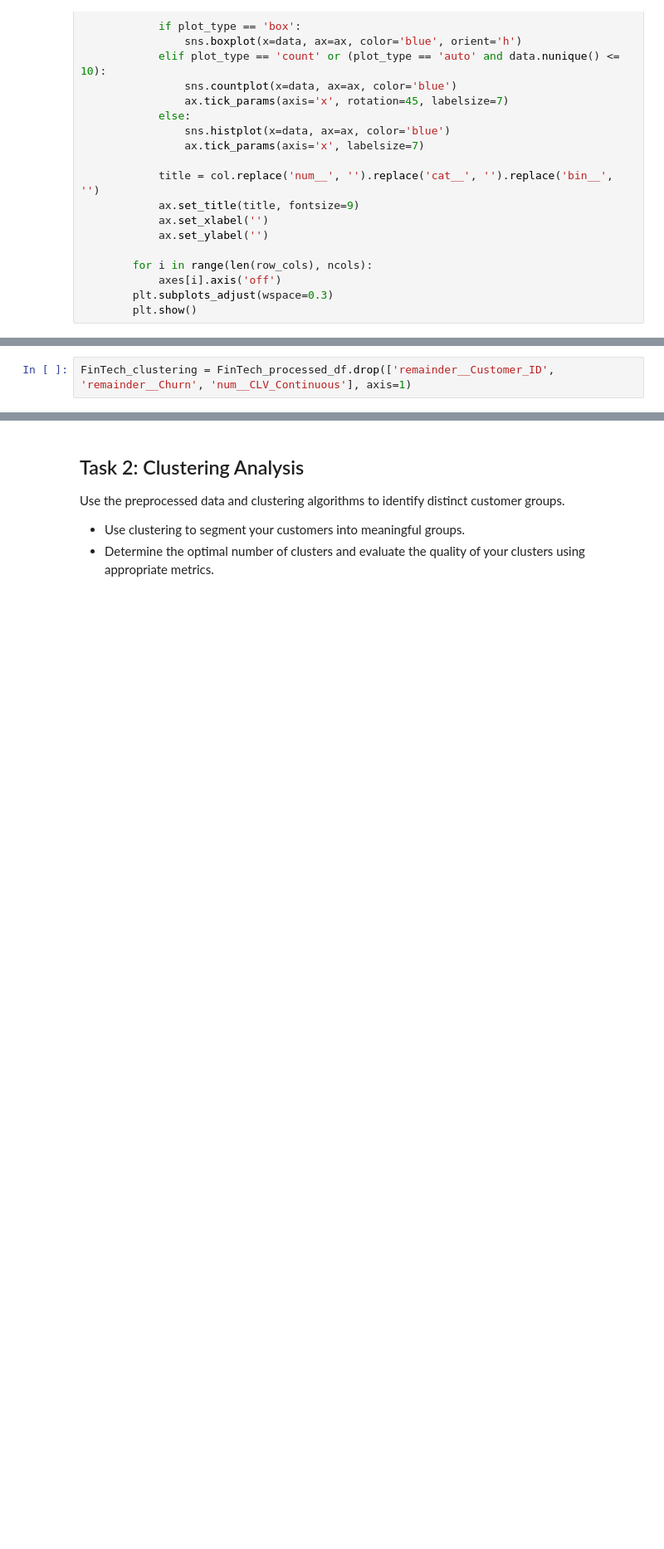
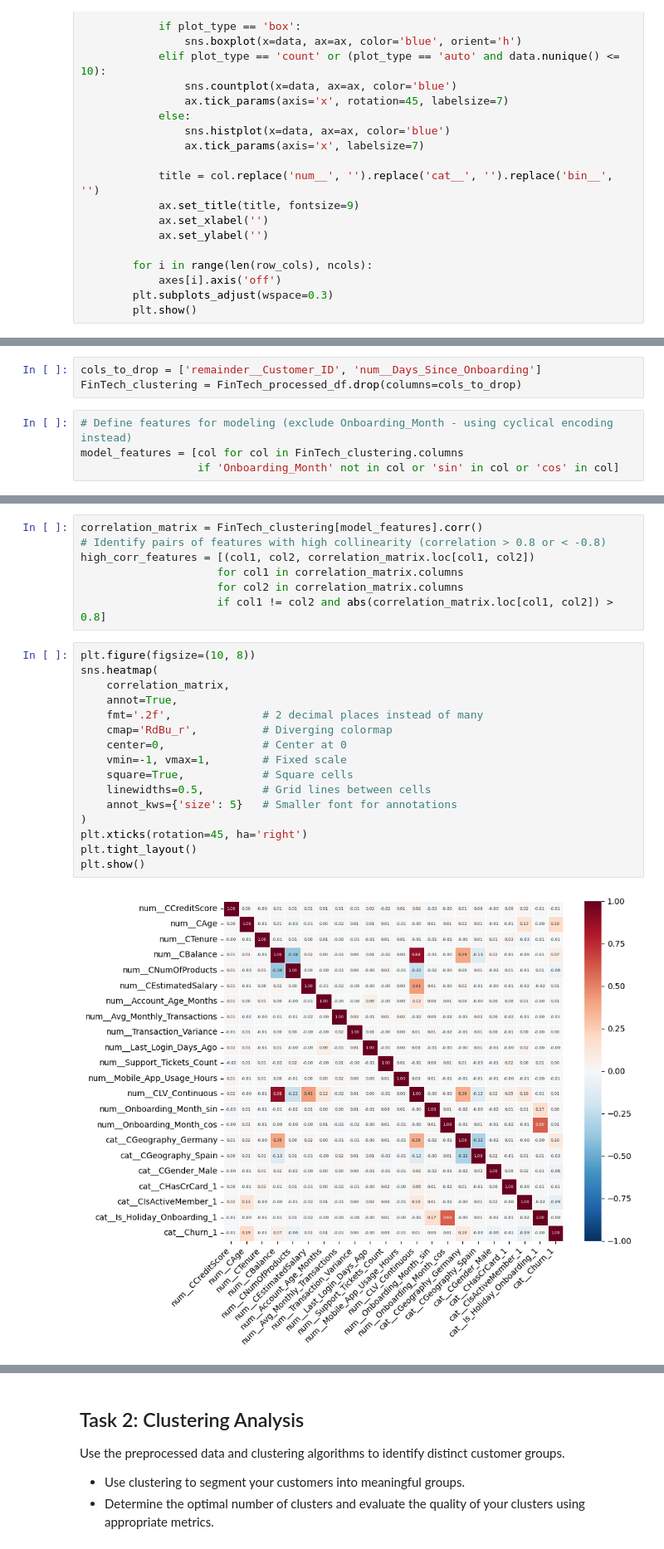
Before and after one commit to nncsimo/DSML2526, a Jupyter notebook: Abgabe/Assignment_03_3214721.ipynb, the cells around one changed output, grey strips where cells are left out. Shown at 83% size. Cells and saved outputs as stored; diff of their text form; blank space fills up the shorter version.

Commit message:
Assginment 3, Task 1 and 2 done. Implemented PCA in Task 1 and full metrics analysis for k means clustering algorithm.

```diff
--- a/Abgabe/Assignment_03_3214721.ipynb
+++ b/Abgabe/Assignment_03_3214721.ipynb
@@ -314,2 +367,7 @@ We do not need the two labels and the unique identifier for clustering. Therefor
 # %%
-FinTech_clustering = FinTech_processed_df.drop(['remainder__Customer_ID', 'remainder__Churn', 'num__CLV_Continuous'], axis=1)
+cols_to_drop = ['remainder__Customer_ID', 'num__Days_Since_Onboarding']
+FinTech_clustering = FinTech_processed_df.drop(columns=cols_to_drop)
+# %%
+# Define features for modeling (exclude Onboarding_Month - using cyclical encoding instead)
+model_features = [col for col in FinTech_clustering.columns
+                  if 'Onboarding_Month' not in col or 'sin' in col or 'cos' in col]
@@ -315,0 +376,25 @@ FinTech_clustering = FinTech_processed_df.drop(['remainder__Customer_ID', 'remai
+# %%
+correlation_matrix = FinTech_clustering[model_features].corr()
+# Identify pairs of features with high collinearity (correlation > 0.8 or < -0.8)
+high_corr_features = [(col1, col2, correlation_matrix.loc[col1, col2])
+                     for col1 in correlation_matrix.columns
+                     for col2 in correlation_matrix.columns
+                     if col1 != col2 and abs(correlation_matrix.loc[col1, col2]) > 0.8]
+# %%
+plt.figure(figsize=(10, 8))
+sns.heatmap(
+    correlation_matrix,
+    annot=True,
+    fmt='.2f',              # 2 decimal places instead of many
+    cmap='RdBu_r',          # Diverging colormap
+    center=0,               # Center at 0
+    vmin=-1, vmax=1,        # Fixed scale
+    square=True,            # Square cells
+    linewidths=0.5,         # Grid lines between cells
+    annot_kws={'size': 5}   # Smaller font for annotations
+)
+plt.xticks(rotation=45, ha='right')
+plt.tight_layout()
+plt.show()
+# %% [output]
+[figure, added]
```
Also changed, not shown: parts of 65 cells of this notebook, 1 other file.
